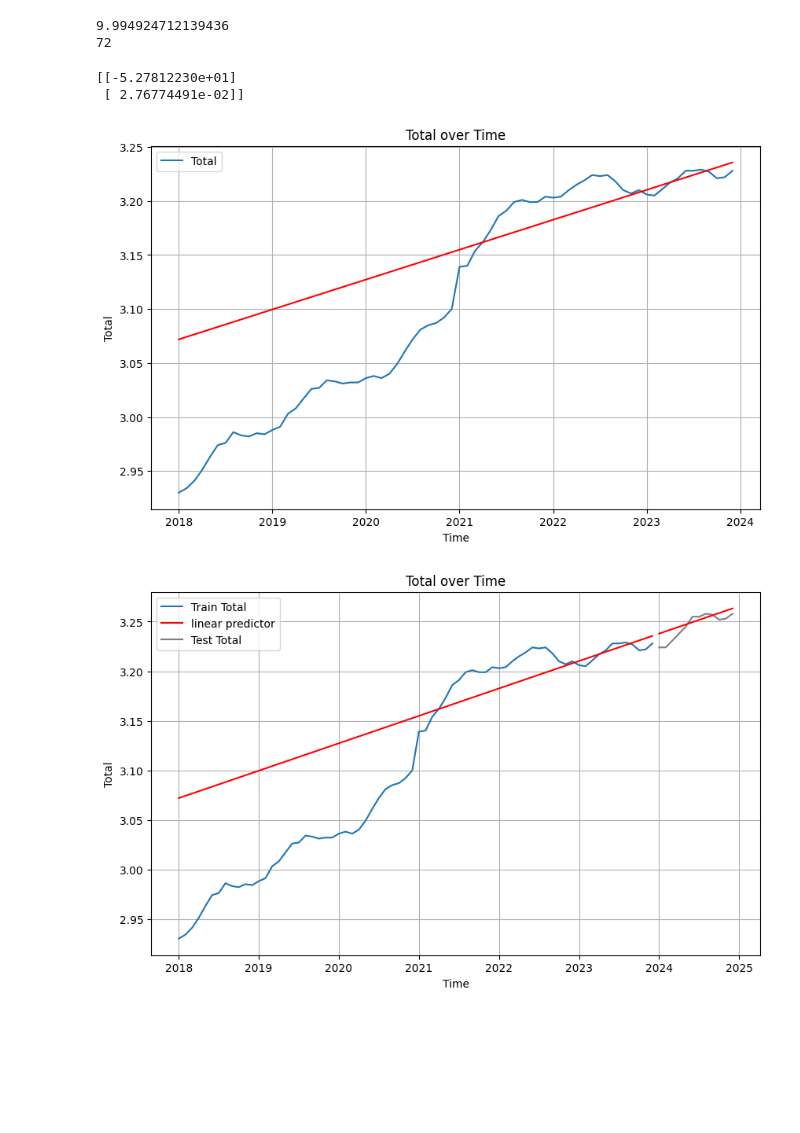
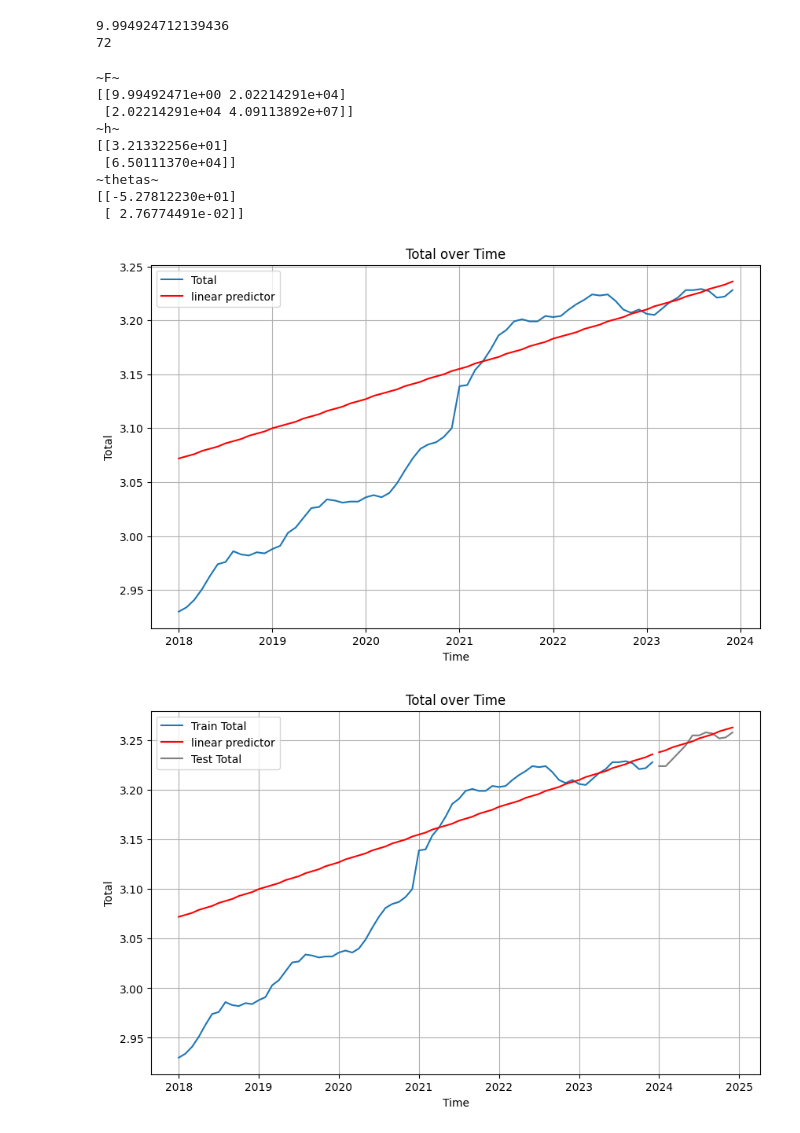
Before and after one commit to Comicboy/02417_Time_Series_Analysis, a Jupyter notebook: wls.ipynb, the cells around one changed output. Cells and saved outputs as stored; diff of their text form; code cells hidden in the pictures; blank space fills up the shorter version.

```diff
--- a/wls.ipynb
+++ b/wls.ipynb
@@ -181,39 +185,53 @@ def f(j):
 F=np.zeros((2,2))
 for i in range(len(X)):
     F+=diagonal_values[i]*((f(X[i]) @ f(X[i]).T))
-#print(F)
+
+print("~F~")
+print(F)
 
 # current h
 h=np.zeros((2,1))
 for i in range(len(X)):
     h+=(diagonal_values[i]*f(X[i]))*y[i]
-#print(h)
+
+print("~h~")
+print(h)
+
 
 # current thetas
 
 thetas=np.linalg.inv(F) @ h
+print("~thetas~")
 print(thetas)
 
 # linear predictor for thetas:
-thet_pred=list([f(i).T@thetas for i in X])
-thet_pred=[float(thet_pred[i][0]) for i in range(len(thet_pred))]
+#thet_pred=list([f(i).T@thetas for i in X])
+#thet_pred=[float(thet_pred[i][0]) for i in range(len(thet_pred))]
+thet_pred=list(round(float((f(i).T @ thetas)[0, 0]), 3) for i in X)
 #print(thet_pred)
 
 # plot
 
 plt.figure(figsize=(10, 6))
 plt.plot(X, y, label='Total')
-plt.plot(X,thet_pred, color='red')
+plt.plot(X,thet_pred, color='red',label='linear predictor')
 plt.xlabel('Time')
 plt.ylabel('Total')
 plt.title('Total over Time')
 plt.legend()
 plt.grid(True)
 plt.show()
 # %% [output]
+~F~
+[[9.99492471e+00 2.02214291e+04]
+ [2.02214291e+04 4.09113892e+07]]
+~h~
+[[3.21332256e+01]
+ [6.50111370e+04]]
+~thetas~
 [[-5.27812230e+01]
  [ 2.76774491e-02]]
-[figure, old version]
+[figure, new version]
 # %%
 # 3.5 Make a forecast for the next 12 months
 
```
Also changed, not shown: parts of 7 cells of this notebook.
